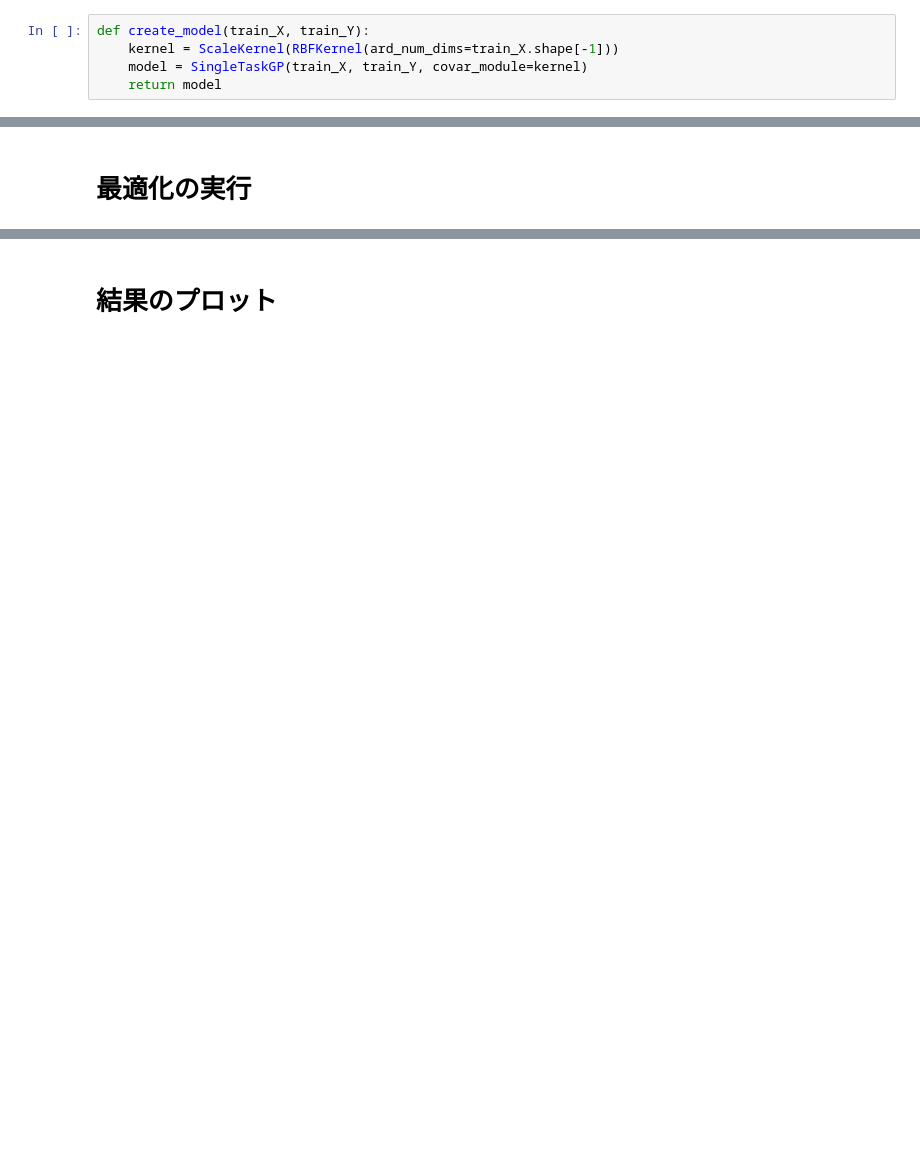
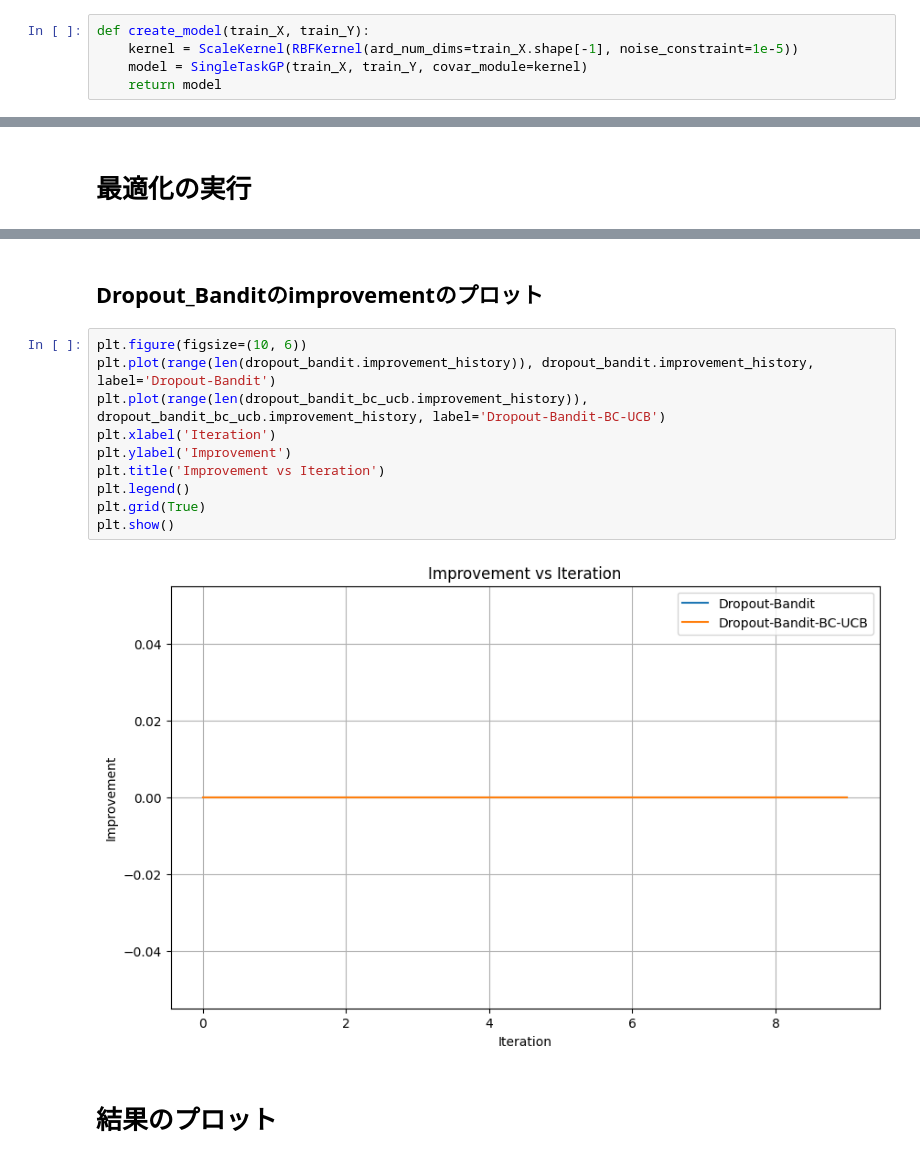
Before and after one commit to nomuyu00/baysian_optimization, a Jupyter notebook: high_dimension_bays.ipynb, the cells around one changed output, grey strips where cells are left out. Cells and saved outputs as stored; diff of their text form; blank space fills up the shorter version.

```diff
--- a/high_dimension_bays.ipynb
+++ b/high_dimension_bays.ipynb
@@ -34,7 +33,7 @@ def generate_initial_points(n_initial, dim, bounds):
 # モデル作成関数
 # %%
 def create_model(train_X, train_Y):
-    kernel = ScaleKernel(RBFKernel(ard_num_dims=train_X.shape[-1]))
+    kernel = ScaleKernel(RBFKernel(ard_num_dims=train_X.shape[-1], noise_constraint=1e-5))
     model = SingleTaskGP(train_X, train_Y, covar_module=kernel)
     return model
 # %% [markdown]
@@ -362,6 +351,20 @@ try:
 except subprocess.CalledProcessError:
   print(captured)
   raise
+# %% [markdown]
+## Dropout_Banditのimprovementのプロット
+# %%
+plt.figure(figsize=(10, 6))
+plt.plot(range(len(dropout_bandit.improvement_history)), dropout_bandit.improvement_history, label='Dropout-Bandit')
+plt.plot(range(len(dropout_bandit_bc_ucb.improvement_history)), dropout_bandit_bc_ucb.improvement_history, label='Dropout-Bandit-BC-UCB')
+plt.xlabel('Iteration')
+plt.ylabel('Improvement')
+plt.title('Improvement vs Iteration')
+plt.legend()
+plt.grid(True)
+plt.show()
+# %% [output]
+[figure, added]
 # %% [markdown]
 # 結果のプロット
 # %%
```
Also changed, not shown: parts of 32 cells of this notebook.
